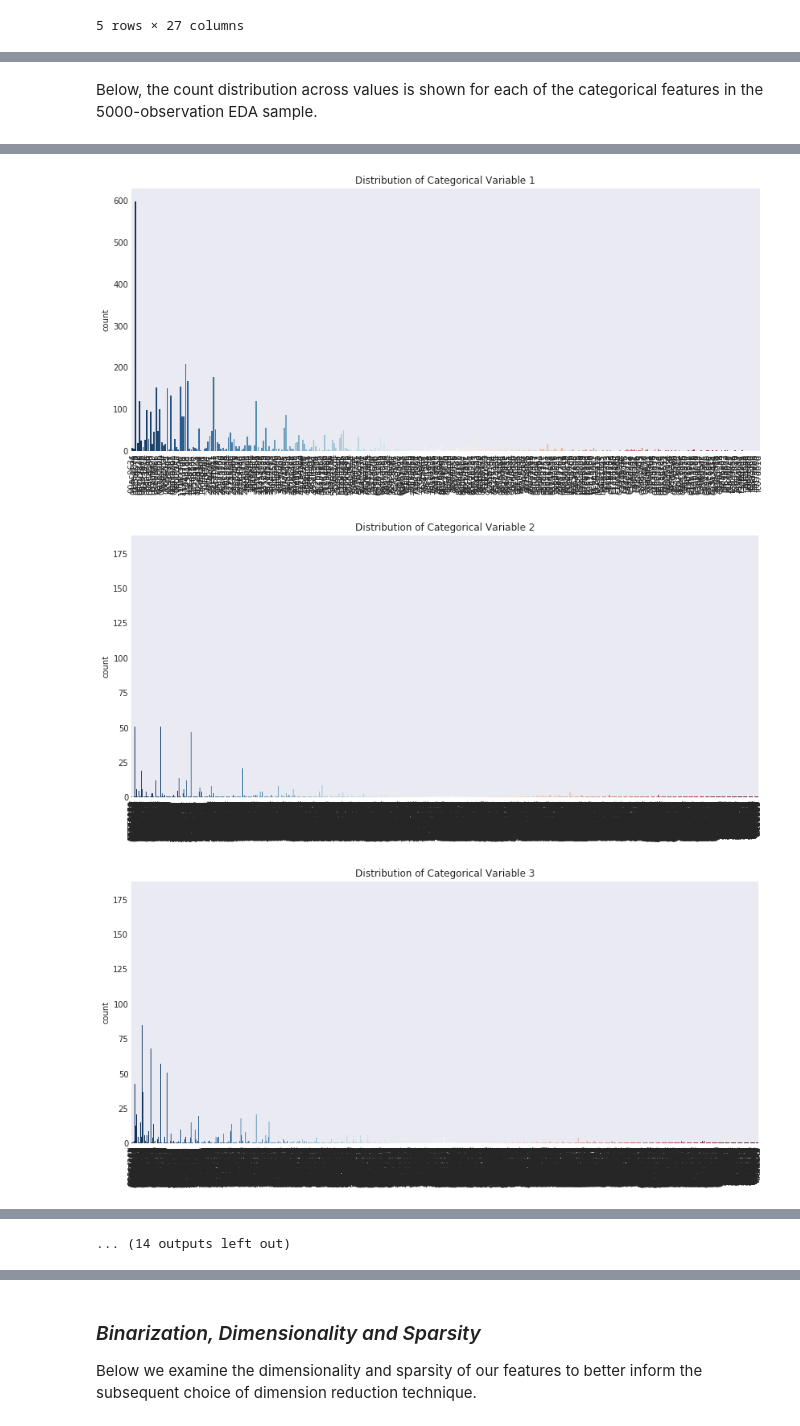
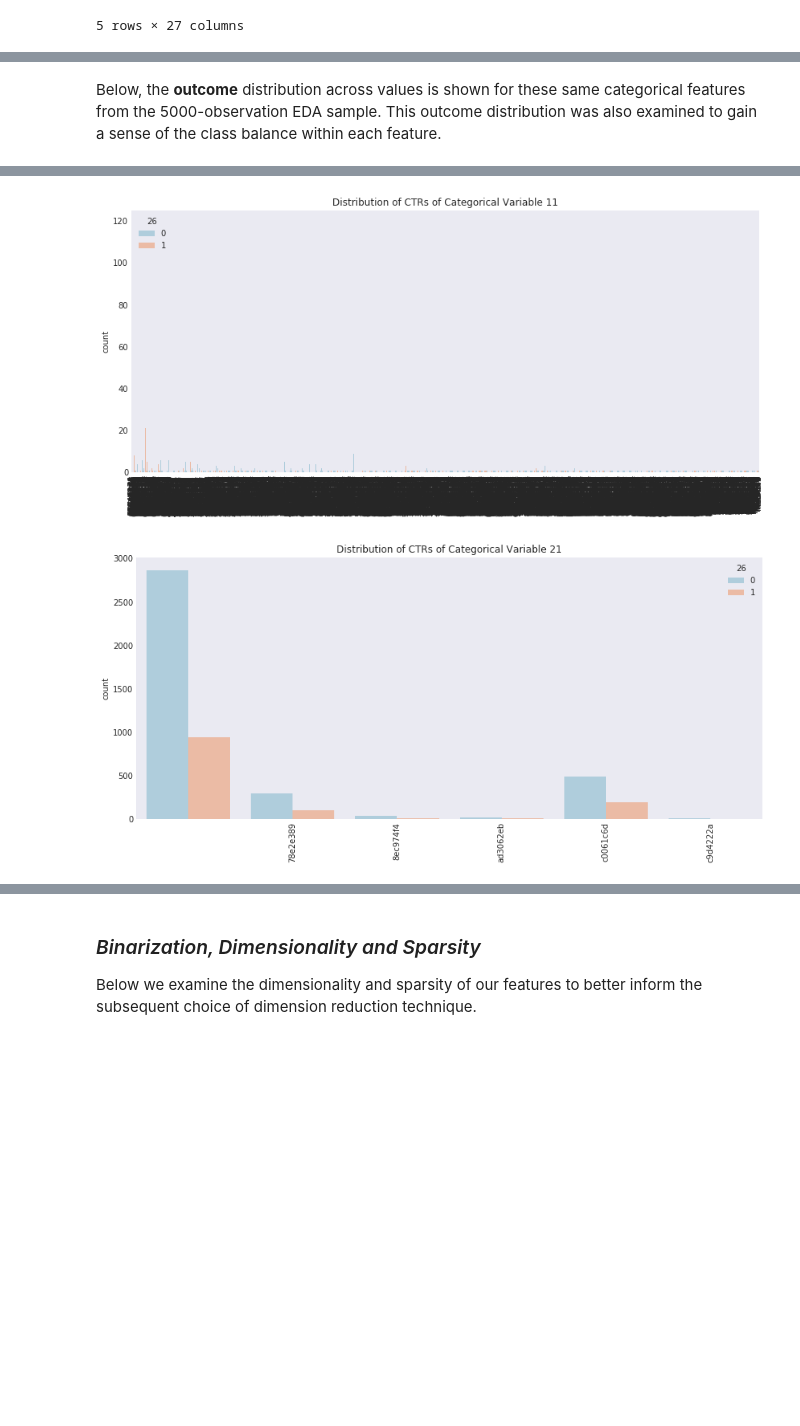
Before and after one commit to kalvinkao/ctr-prediction-with-fm, a Jupyter notebook: CarterKaoLetcherPhilippou_w261_FM_CTR.ipynb, the cells around one changed output, grey strips where cells are left out. Cells and saved outputs as stored; diff of their text form; code cells hidden in the pictures; blank space fills up the shorter version.

```diff
--- a/CarterKaoLetcherPhilippou_w261_FM_CTR.ipynb
+++ b/CarterKaoLetcherPhilippou_w261_FM_CTR.ipynb
@@ -609,0 +552,10 @@ categorical_sample_df.head()#26 features + label
+# %%
+#for idx in range(len(categorical_sample_df.columns)-1):
+for idx in [7, 11, 21]:
+    columnName = categorical_sample_df.columns[idx]
+    labels = np.unique(categorical_sample_df[columnName].values)
+    fig = plt.figure(figsize=(14,6))
+    ax = fig.add_subplot(111)
+    sns.countplot(x=categorical_sample_df[columnName].values,data=categorical_sample_df, palette="RdBu_r")
+    ax.set_xticklabels(labels, rotation=90)
+    ax.set_title("Distribution of Categorical Variable " + str(columnName))
@@ -610,14 +566,14 @@ categorical_sample_df.head()#26 features + label
 # %% [markdown]
-Below, the count distribution across values is shown for each of the categorical features in the 5000-observation EDA sample.
+Below, the **outcome** distribution across values is shown for these same categorical features from the 5000-observation EDA sample. This outcome distribution was also examined to gain a sense of the class balance within each feature.
 # %%
-for idx in range(len(categorical_sample_df.columns)-1):
+for idx in [7, 11, 21]:
     columnName = categorical_sample_df.columns[idx]
     labels = np.unique(categorical_sample_df[columnName].values)
     fig = plt.figure(figsize=(14,6))
     ax = fig.add_subplot(111)
     #sns.countplot(x=categorical_sample_df[columnName].values,hue="certified",data=categorical_sample_df, palette="RdBu_r")
     #ax.set_xticklabels(labels, fontsize=12, rotation=90)
-    sns.countplot(x=categorical_sample_df[columnName].values,data=categorical_sample_df, palette="RdBu_r")
+    sns.countplot(x=categorical_sample_df[columnName].values,data=categorical_sample_df, palette="RdBu_r", hue=26)
     ax.set_xticklabels(labels, rotation=90)
-    ax.set_title("Distribution of Categorical Variable " + str(columnName))
+    ax.set_title("Distribution of CTRs of Categorical Variable " + str(columnName))
 # %% [output]
@@ -625,3 +581,2 @@ for idx in range(len(categorical_sample_df.columns)-1):
-[figure, old version]
+[figure, new version]
-[figure, old version]
+[figure, new version]
-[figure, removed]
@@ -636 +582,0 @@ for idx in range(len(categorical_sample_df.columns)-1):
-... (14 outputs left out)
```
Also changed, not shown: parts of 25 cells of this notebook.
